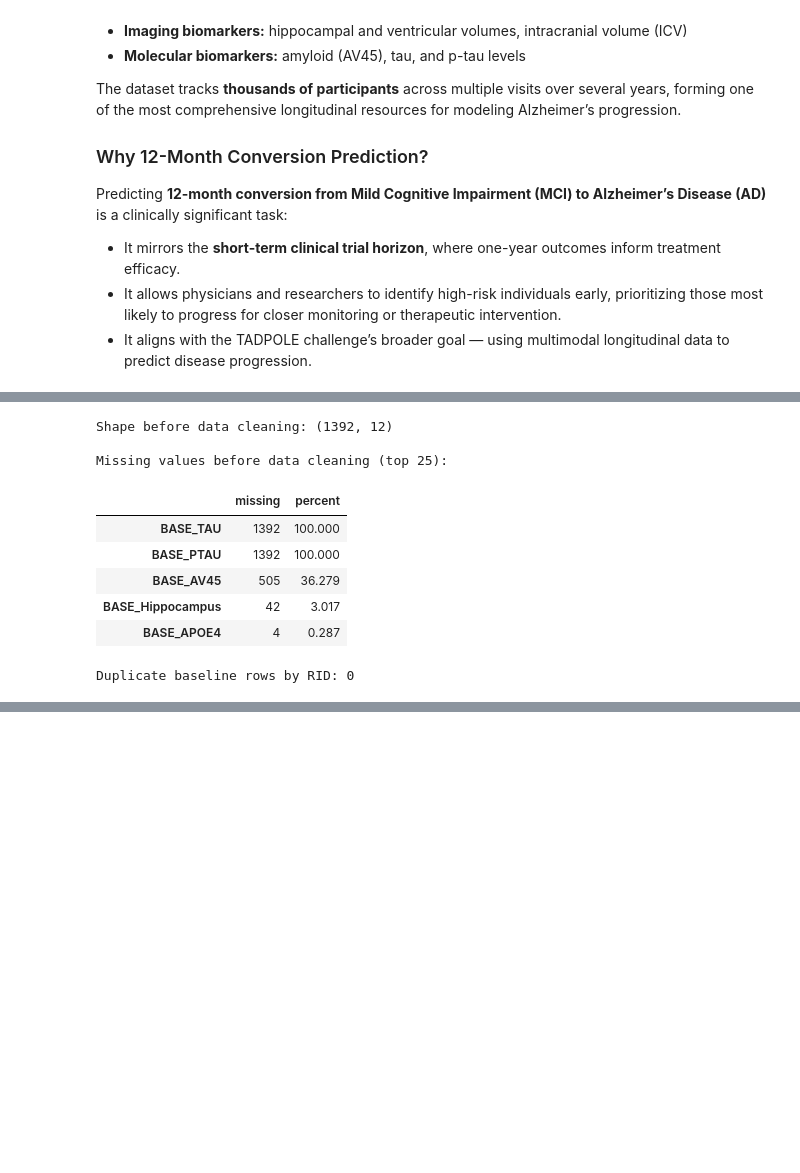
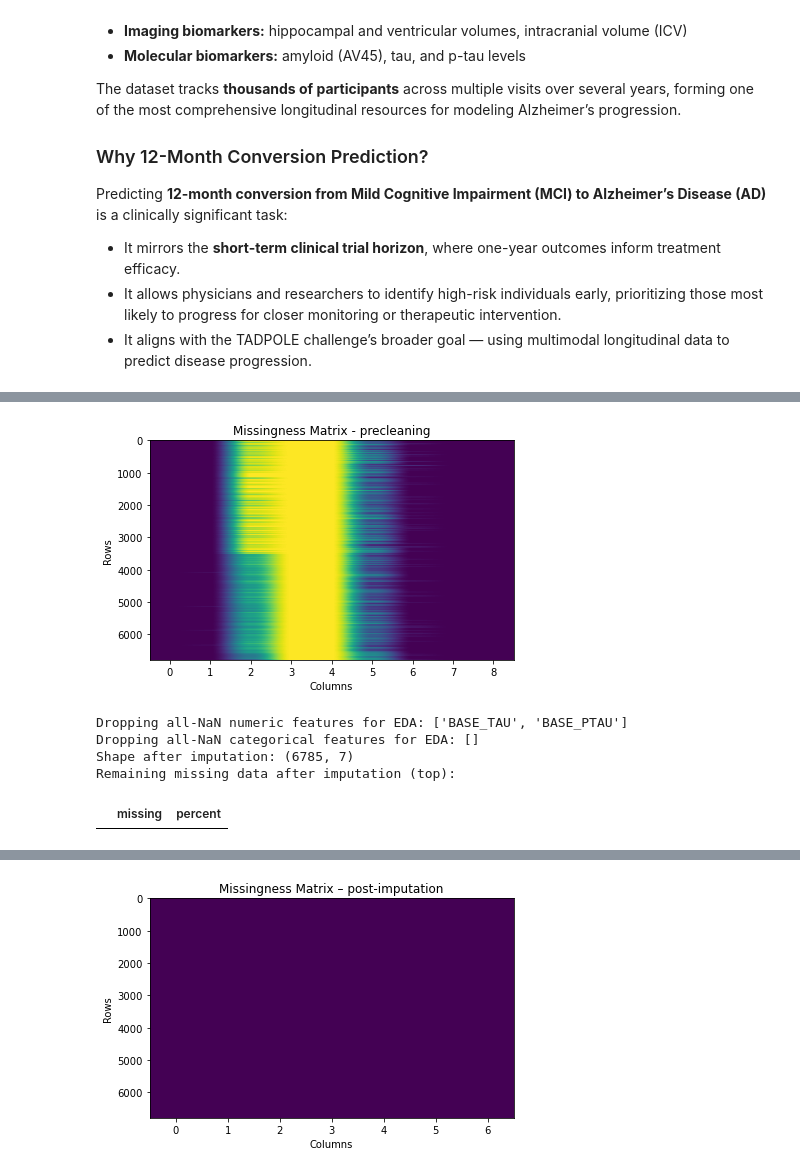
Before and after one commit to jdaly67/ANDI-project, a Jupyter notebook: ISM645-Final Project-John Daly.ipynb, the cells around one changed output, grey strips where cells are left out. Drawn from its saved outputs; the diff is of its cells as text; code cells hidden in the pictures; blank space fills up the shorter version.

```diff
--- a/ISM645-Final Project-John Daly.ipynb
+++ b/ISM645-Final Project-John Daly.ipynb
@@ -188,21 +424,49 @@ Numerical columns: ['BASE_AGE', 'BASE_APOE4', 'BASE_AV45', 'BASE_TAU', 'BASE_PTA
 # %%
-#Precleaning data audit
-print("Shape before data cleaning:", df_baseline.shape)
-print("\nMissing values before data cleaning (top 25):")
-display(missing_summary(df_baseline).head(25))
+#'Missingness' matrix--a 2D view of missing data
+plt.figure()
+miss = df_baseline[numeric_cols + categorical_cols].isnull().astype(int).values
+plt.imshow(miss, aspect='auto')
+plt.title("Missingness Matrix - precleaning")
+plt.xlabel("Columns"); plt.ylabel("Rows")
+plt.tight_layout(); plt.savefig(FIG_DIR / "missing_before_clean.png"); plt.show()
 
-dup_count = df_baseline.duplicated(subset=["RID"]).sum()
-print("Duplicate baseline rows by RID:", dup_count)
+#Imputation for EDA
+from sklearn.impute import SimpleImputer
+num_imp = SimpleImputer(strategy="median")
+cat_imp = SimpleImputer(strategy="most_frequent")
 
-df_baseline[numeric_cols].describe().T
+num_use = [c for c in numeric_cols if c in df_baseline.columns and df_baseline[c].notna().any()]
+num_allnan = [c for c in numeric_cols if c in df_baseline.columns and c not in num_use]
+print("Dropping all-NaN numeric features for EDA:", num_allnan)
+
+X_num = num_imp.fit_transform(df_baseline[num_use]) if num_use else np.empty((len(df_baseline), 0))
+df_imputed_eda = pd.DataFrame(X_num, columns=num_use, index=df_baseline.index)
+
+cat_use, cat_allnan = [], []
+if categorical_cols:
+    cat_use = [c for c in categorical_cols if c in df_baseline.columns and df_baseline[c].notna().any()]
+    cat_allnan = [c for c in categorical_cols if c in df_baseline.columns and c not in cat_use]
+    print("Dropping all-NaN categorical features for EDA:", cat_allnan)
+
+    X_cat = cat_imp.fit_transform(df_baseline[cat_use]) if cat_use else np.empty((len(df_baseline),0))
+    for i, col in enumerate(cat_use):
+        df_imputed_eda[col] = X_cat[:, i]
+
+print("Shape after imputation:", df_imputed_eda.shape)
+print("Remaining missing data after imputation (top):")
+display(missing_summary(df_imputed_eda).head(25))
+
+cols_after = [c for c in (num_use + cat_use) if c in df_imputed_eda.columns]
+plt.figure()
+miss_after = df_imputed_eda[cols_after].isnull().astype(int).values
+plt.imshow(miss_after, aspect='auto')
+plt.title("Missingness Matrix – post-imputation")
+plt.xlabel("Columns"); plt.ylabel("Rows")
+plt.tight_layout(); plt.savefig(FIG_DIR / "missing_after_impute.png"); plt.show()
 # %% [output]
+[figure, added]
-Shape before data cleaning: (1392, 12)
-
-Missing values before data cleaning (top 25):
+Dropping all-NaN numeric features for EDA: ['BASE_TAU', 'BASE_PTAU']
+Dropping all-NaN categorical features for EDA: []
+Shape after imputation: (6785, 7)
+Remaining missing data after imputation (top):
 |  | missing | percent |
-| BASE_TAU | 1392 | 100.000 |
-| BASE_PTAU | 1392 | 100.000 |
-| BASE_AV45 | 505 | 36.279 |
-| BASE_Hippocampus | 42 | 3.017 |
-| BASE_APOE4 | 4 | 0.287 |
-Duplicate baseline rows by RID: 0
@@ -217 +473,2 @@ Duplicate baseline rows by RID: 0
+[figure, added]
 # %%
```
Also changed, not shown: parts of 12 cells of this notebook.
